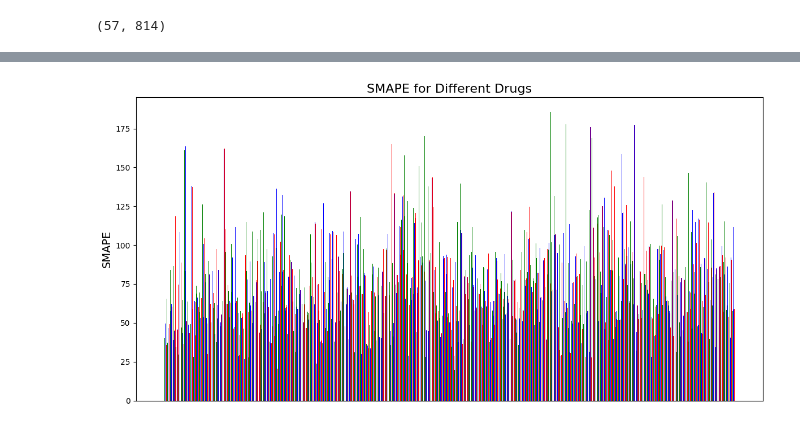
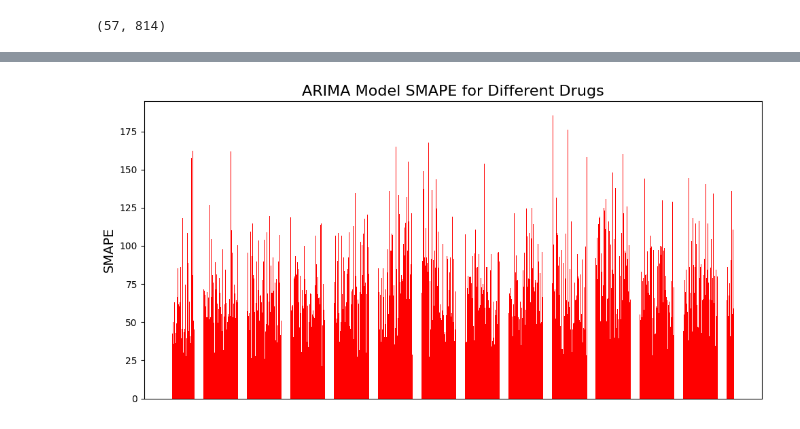
Before and after one commit to ariellubonja/hierarchical-time-series, a Jupyter notebook: traditional_ts.ipynb, the cells around one changed output, grey strips where cells are left out. Drawn from its saved outputs; the diff is of its cells as text; code cells hidden in the pictures.

```diff
--- a/traditional_ts.ipynb
+++ b/traditional_ts.ipynb
@@ -154,24 +190,17 @@ plt.show()
 # %%
-mape_values = [model_results['SMAPE'] for drug, models in results.items() for model_name, model_results in models.items()]
+mape_values_arima = [models['ARIMA']['SMAPE'] for drug, models in results.items()]
 
-# Create bar labels (i.e., 'AR', 'MA', 'ARIMA' for each drug)
-bar_labels = [model for drug in results.keys() for model in results[drug]]
+# Create histogram for ARIMA results
+plt.figure(figsize=(10, 5))
+bars = plt.bar(range(len(mape_values_arima)), mape_values_arima, color='red')
+plt.ylabel('SMAPE', fontsize=14)
+plt.title('ARIMA Model SMAPE for Different Drugs', fontsize=16)
 
-# Create histogram
-plt.figure(figsize=(12, 6))
-bars = plt.bar(range(len(mape_values)), mape_values, color=['blue', 'green', 'red']*len(results))
-plt.ylabel('SMAPE', fontsize=14)
-plt.title('SMAPE for Different Drugs', fontsize=16)
-
-# Label each bar with the corresponding model name
-# for i, bar in enumerate(bars):
-#     plt.text(bar.get_x() + bar.get_width() / 2 - 0.1, bar.get_height() + 0.5, bar_labels[i], ha='center', fontsize=9)
-
-# Hide the x-axis ticks
+# Hide the x-axis ticks as the drug names are removed
 plt.xticks([])
 
 # Display histogram
 plt.tight_layout()
 plt.show()
 # %% [output]
-[figure, old version]
+[figure, new version]
```
Also changed, not shown: parts of 4 cells of this notebook.
